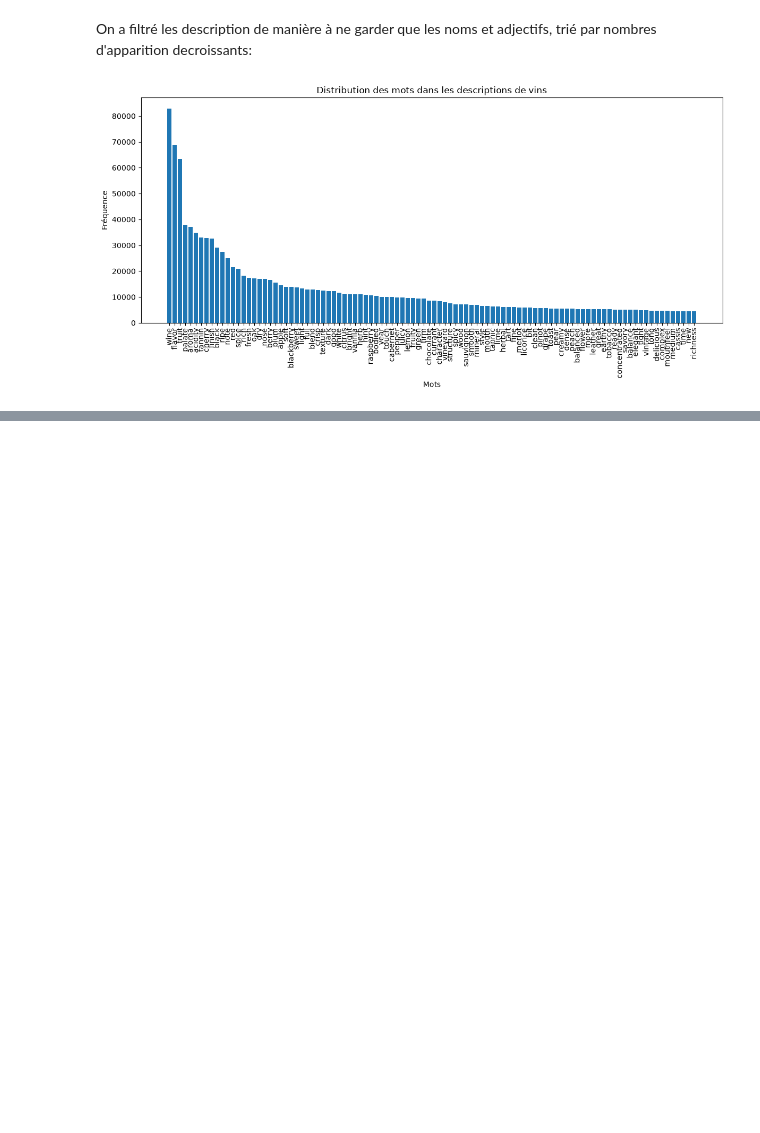
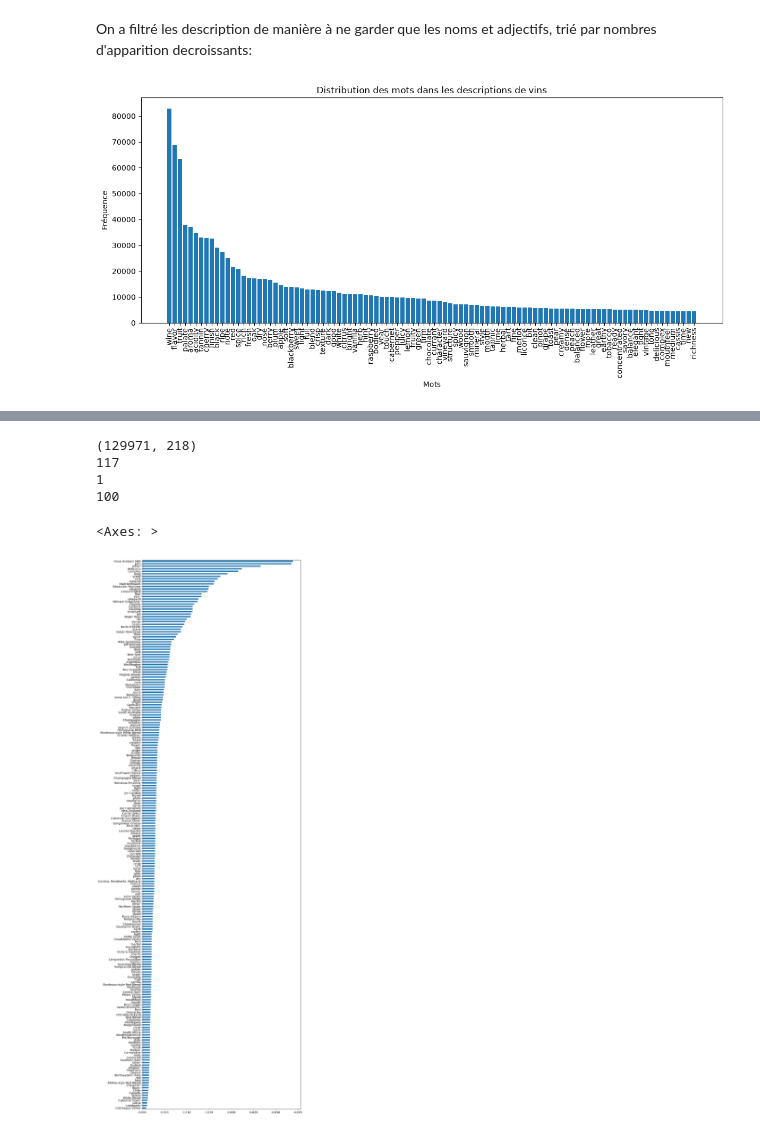
Before and after one commit to Alexso1010/Wine-Cloud, a Jupyter notebook: vin.ipynb, the cells around one changed output, grey strips where cells are left out. Cells and saved outputs as stored; diff of their text form; code cells hidden in the pictures; blank space fills up the shorter version.

```diff
--- a/vin.ipynb
+++ b/vin.ipynb
@@ -386,0 +470,23 @@ df_cleaned.to_csv("data/wine_cleaned_with_desc.csv", index=False)
+# %%
+categories = enc.categories_[0].tolist() + enc.categories_[1].tolist() + enc.categories_[2].tolist() + enc.categories_[3].tolist()
+print(X.shape)
+print(len(categories))
+print(len(["prix"]))
+print(len(mots_kept.tolist()))
+
+
+importances = pd.Series(
+    bst.feature_importances_,
+    index = categories + ["prix"] + mots_kept.tolist()
+).sort_values()
+
+from xgboost import plot_importance
+# plot_importance(bst, max_num_features=20)
+importances.plot.barh(figsize=(10, 35))
+# %% [output]
+(129971, 218)
+117
+1
+100
+<Axes: >
+[figure, added]
```
Also changed, not shown: parts of 11 cells of this notebook, 2 other files.
